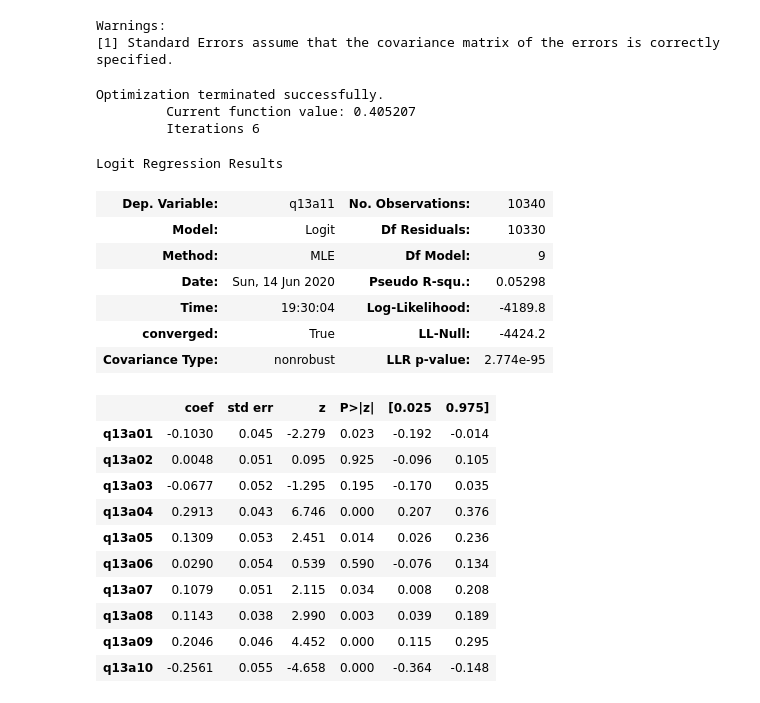
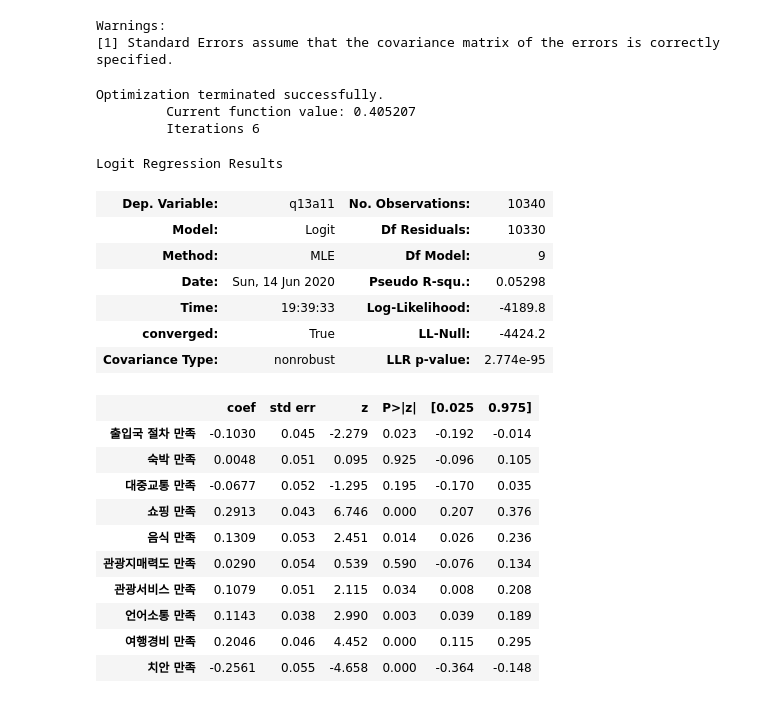
Before and after one commit to asdhgfasd1/2020, a Jupyter notebook: statistics/statistics03.ipynb, the cells around one changed output. Cells and saved outputs as stored; diff of their text form; code cells hidden in the pictures.

```diff
--- a/statistics/statistics03.ipynb
+++ b/statistics/statistics03.ipynb
@@ -384,35 +384,43 @@ Warnings:
 # %%
 # logit Regression
 
 # filter_non.info()
 convert_by_mode = change_one_hot_by_mode(filter_non.copy(), 12,'q13a')
 
 train_X = filter_non.copy().iloc[:, 3:13] # 5점 척도 원본에서 q13a01 ~ q13a02 를 X 축 으로 설정
 train_Y = convert_by_mode['q13a11']       # 최빈값 기준, 작으면 0 크면 1, 재방문 여부로 변환 , 0= 방문의사 없음, 1= 방문의사 있음 Y 축으로 설정
 
+# 재방문 의사 => q13a11
+
+train_X.columns = ["출입국 절차 만족", "숙박 만족",
+                      "대중교통 만족", "쇼핑 만족", "음식 만족",
+                      "관광지매력도 만족", "관광서비스 만족", "언어소통 만족",
+                      "여행경비 만족", "치안 만족"]
+
+
 logit_model = sm.Logit(train_Y, train_X)
 result = logit_model.fit()
 result.summary()
 # %% [output]
 Optimization terminated successfully.
          Current function value: 0.405207
          Iterations 6
 Logit Regression Results
 | Dep. Variable: | q13a11 | No. Observations: | 10340 |
 | Model: | Logit | Df Residuals: | 10330 |
 | Method: | MLE | Df Model: | 9 |
 | Date: | Sun, 14 Jun 2020 | Pseudo R-squ.: | 0.05298 |
-| Time: | 19:30:04 | Log-Likelihood: | -4189.8 |
+| Time: | 19:39:33 | Log-Likelihood: | -4189.8 |
 | converged: | True | LL-Null: | -4424.2 |
 | Covariance Type: | nonrobust | LLR p-value: | 2.774e-95 |
 |  | coef | std err | z | P>|z| | [0.025 | 0.975] |
-| q13a01 | -0.1030 | 0.045 | -2.279 | 0.023 | -0.192 | -0.014 |
-| q13a02 | 0.0048 | 0.051 | 0.095 | 0.925 | -0.096 | 0.105 |
-| q13a03 | -0.0677 | 0.052 | -1.295 | 0.195 | -0.170 | 0.035 |
-| q13a04 | 0.2913 | 0.043 | 6.746 | 0.000 | 0.207 | 0.376 |
-| q13a05 | 0.1309 | 0.053 | 2.451 | 0.014 | 0.026 | 0.236 |
-| q13a06 | 0.0290 | 0.054 | 0.539 | 0.590 | -0.076 | 0.134 |
-| q13a07 | 0.1079 | 0.051 | 2.115 | 0.034 | 0.008 | 0.208 |
-| q13a08 | 0.1143 | 0.038 | 2.990 | 0.003 | 0.039 | 0.189 |
-| q13a09 | 0.2046 | 0.046 | 4.452 | 0.000 | 0.115 | 0.295 |
-| q13a10 | -0.2561 | 0.055 | -4.658 | 0.000 | -0.364 | -0.148 |
+| 출입국 절차 만족 | -0.1030 | 0.045 | -2.279 | 0.023 | -0.192 | -0.014 |
+| 숙박 만족 | 0.0048 | 0.051 | 0.095 | 0.925 | -0.096 | 0.105 |
+| 대중교통 만족 | -0.0677 | 0.052 | -1.295 | 0.195 | -0.170 | 0.035 |
+| 쇼핑 만족 | 0.2913 | 0.043 | 6.746 | 0.000 | 0.207 | 0.376 |
+| 음식 만족 | 0.1309 | 0.053 | 2.451 | 0.014 | 0.026 | 0.236 |
+| 관광지매력도 만족 | 0.0290 | 0.054 | 0.539 | 0.590 | -0.076 | 0.134 |
+| 관광서비스 만족 | 0.1079 | 0.051 | 2.115 | 0.034 | 0.008 | 0.208 |
+| 언어소통 만족 | 0.1143 | 0.038 | 2.990 | 0.003 | 0.039 | 0.189 |
+| 여행경비 만족 | 0.2046 | 0.046 | 4.452 | 0.000 | 0.115 | 0.295 |
+| 치안 만족 | -0.2561 | 0.055 | -4.658 | 0.000 | -0.364 | -0.148 |
```
